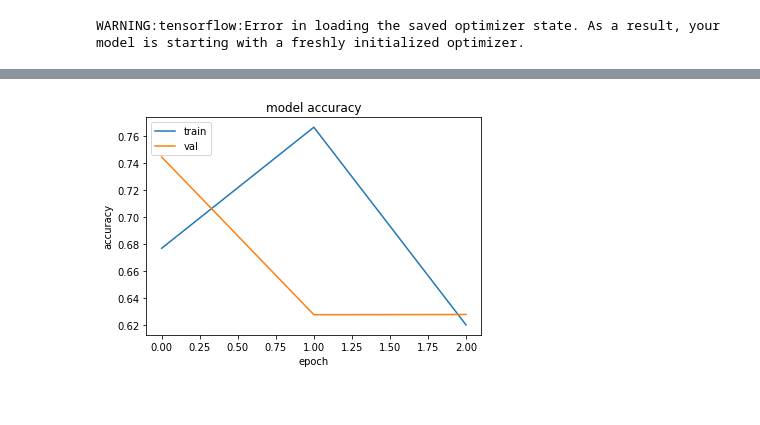
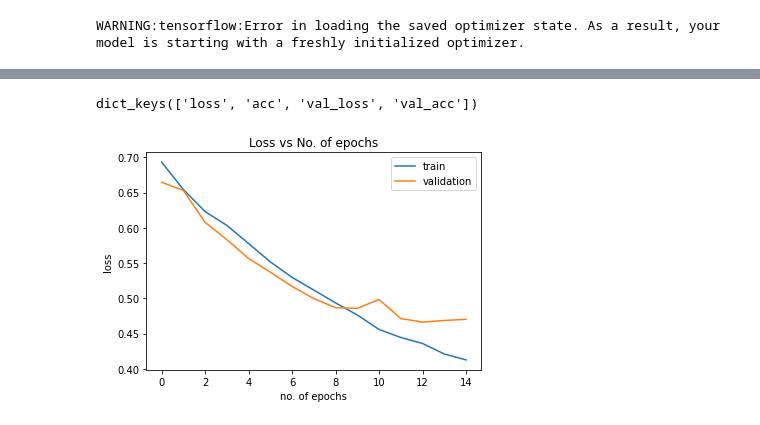
Before and after one commit to Naveen-1001/Effective-Transfer-Learning-for-Identifying-Similar-Questions, a Jupyter notebook: IT350_Siamese_BERT_Final.ipynb, the cells around one changed output, grey strips where cells are left out. Saved outputs shown, nothing was run; the diff lists cells and outputs as text; code cells hidden in the pictures.

Commit message:
final model

```diff
--- a/IT350_Siamese_BERT_Final_ST.ipynb
+++ b/IT350_Siamese_BERT_Final.ipynb
@@ -117,7 +133,7 @@ import torch
 tokenizer = AutoTokenizer.from_pretrained('bert-base-uncased')
 # %%
 def tokenize_function1(examples):
-    return tokenizer(examples["question1"],max_length=30, padding="max_length",truncation=True)
+    return tokenizer(examples["question1"],max_length=60, padding="max_length",truncation=True)
 tokenized_datasets_question1 = raw_dataset.map(tokenize_function1, batched=True)
 def tokenize_function2(examples):
     return tokenizer(examples["question2"],max_length=60, padding="max_length",truncation=True)
@@ -279,3 +295,5 @@ from keras.models import load_model
 model=load_model('/content/drive/MyDrive/IT350/models/Siamese_BERT_QA_trainable_false_3030/model.h5',custom_objects={'TFBertModel':TFBertModel})
 # %% [output]
 WARNING:tensorflow:Error in loading the saved optimizer state. As a result, your model is starting with a freshly initialized optimizer.
+# %%
+history=model.fit(train_input,train_y1,validation_data=(test_input,test_y1),epochs=15)
@@ -281,0 +318,2 @@ WARNING:tensorflow:Error in loading the saved optimizer state. As a result, your
+# %%
+history=model.fit(train_input,train_y1,validation_data=(test_input,test_y1),epochs=5)
@@ -296,2 +337,0 @@ Epoch 5/5
-# %%
-history=model.fit(train_input,train_y1,validation_data=(test_input,test_y1),epochs=3,batch_size=32)
@@ -307,11 +346,15 @@ model.save('/content/drive/MyDrive/IT350/models/Siamese_BERT_QA_trainable_false_
+# %%
+history.history.keys()
+# %% [output]
+dict_keys(['loss', 'acc', 'val_loss', 'val_acc'])
 # %%
 import matplotlib.pyplot as plt
-plt.plot(history.history['sparse_categorical_accuracy'])
-plt.plot(history.history['val_sparse_categorical_accuracy'])
-plt.title('model accuracy')
-plt.ylabel('accuracy')
-plt.xlabel('epoch')
-plt.legend(['train', 'val'], loc='upper left')
+plt.plot(history.history['loss'])
+plt.plot(history.history['val_loss'])
+plt.title('Loss vs No. of epochs')
+plt.ylabel('loss')
+plt.xlabel('no. of epochs')
+plt.legend(['train', 'validation'], loc='upper right')
 plt.show()
 # %% [output]
-[figure, old version]
+[figure, new version]
```
Also changed, not shown: parts of 15 cells of this notebook, 4 other files.
